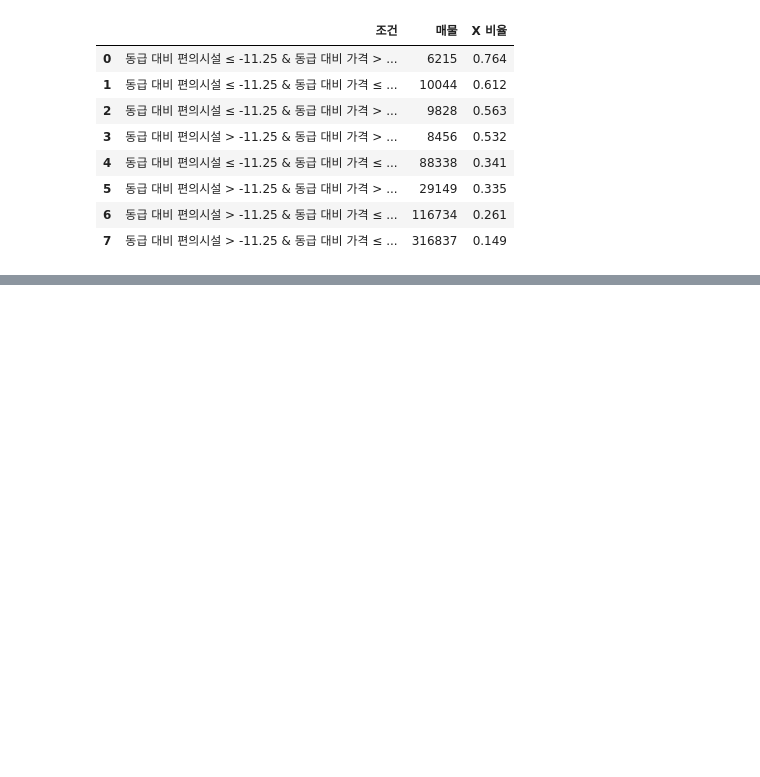
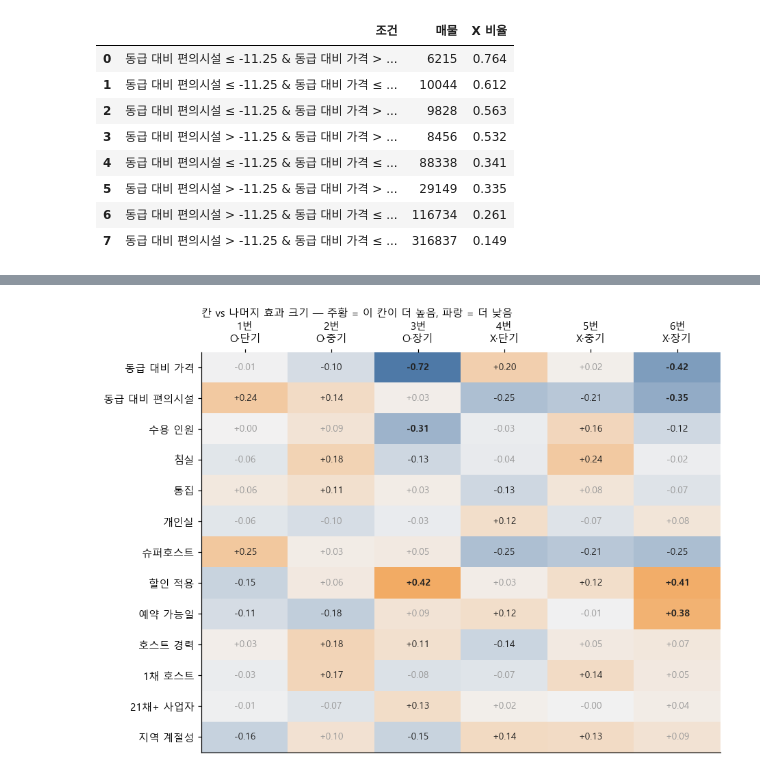
Before and after one commit to younghyun729/insight-2026-2, a Jupyter notebook: notebooks/segmentation_2x3.ipynb, the cells around one changed output, grey strips where cells are left out. Cells and saved outputs as stored; diff of their text form; code cells hidden in the pictures; blank space fills up the shorter version.

```diff
--- a/notebooks/segmentation_2x3.ipynb
+++ b/notebooks/segmentation_2x3.ipynb
@@ -817,0 +830,39 @@ leaves.reset_index(drop=True)
+# %%
+# [7-1] 칸 vs 나머지 — 순위이연상관 (−1~+1). 이진 변수는 '비율 차이'와 같다.
+# 크기 기준: |r| < 0.1 무시 · 0.1–0.3 작음 · 0.3–0.5 중간 · 0.5+ 큼
+s["private"] = (s["room_type"] == "Private room").astype(int)
+s["disc"] = (~s["discount_type"].isin(["no_discount", "unknown"])).astype(int)
+s["single"] = np.where(s["host_listings_total"].isna(), np.nan, (s["host_listings_total"] == 1).astype(float))
+s["pro21"] = np.where(s["host_listings_total"].isna(), np.nan, (s["host_listings_total"] >= 21).astype(float))
+s["lp_rel"] = np.log(s["p_rel"])
+METRICS = {"동급 대비 가격": "lp_rel", "동급 대비 편의시설": "a_rel", "수용 인원": "accommodates", "침실": "bedrooms",
+           "통집": "entire", "개인실": "private", "슈퍼호스트": "sh", "할인 적용": "disc", "예약 가능일": "availability_365",
+           "호스트 경력": "hosts_time_as_host_years", "1채 호스트": "single", "21채+ 사업자": "pro21", "지역 계절성": "seas"}
+
+def rank_biserial_vs_rest(v):
+    x = s[[v, "cell"]].dropna()
+    r = stats.rankdata(x[v]); n = float(len(x)); out = {}
+    for c in CELLS:
+        mask = (x["cell"] == c).to_numpy(); n1 = float(mask.sum()); n2 = n - n1   # float: Windows int32 overflow 방지
+        U = r[mask].sum() - n1 * (n1 + 1) / 2
+        out[c] = 2 * U / (n1 * n2) - 1
+    return out
+
+eff = pd.DataFrame({k: rank_biserial_vs_rest(v) for k, v in METRICS.items()}).T[CELLS]
+
+fig, ax = plt.subplots(figsize=(8.5, 6.2))
+cmap = mpl.colors.LinearSegmentedColormap.from_list("div", [C["main"], "#F2F2F2", C["accent"]])
+ax.imshow(eff.to_numpy(), cmap=cmap, vmin=-0.6, vmax=0.6, aspect="auto")
+for i in range(eff.shape[0]):
+    for j in range(eff.shape[1]):
+        v = eff.iat[i, j]
+        ax.text(j, i, f"{v:+.2f}", ha="center", va="center", fontsize=9,
+                color="#222" if abs(v) >= 0.1 else "#999", weight="bold" if abs(v) >= 0.3 else "normal")
+ax.set_xticks(range(6), [f"{c}\n{l}" for c, l in zip(CELLS, ["O·단기", "O·중기", "O·장기", "X·단기", "X·중기", "X·장기"])])
+ax.set_yticks(range(len(eff)), eff.index)
+ax.tick_params(axis="x", top=True, bottom=False, labeltop=True, labelbottom=False)
+ax.grid(False)
+ax.set_title("칸 vs 나머지 효과 크기 — 주황 = 이 칸이 더 높음, 파랑 = 더 낮음", loc="left", fontsize=10, pad=34)
+plt.tight_layout(); plt.show()
+# %% [output]
+[figure, added]
```
Also changed, not shown: parts of 13 cells of this notebook, 1 other file.
